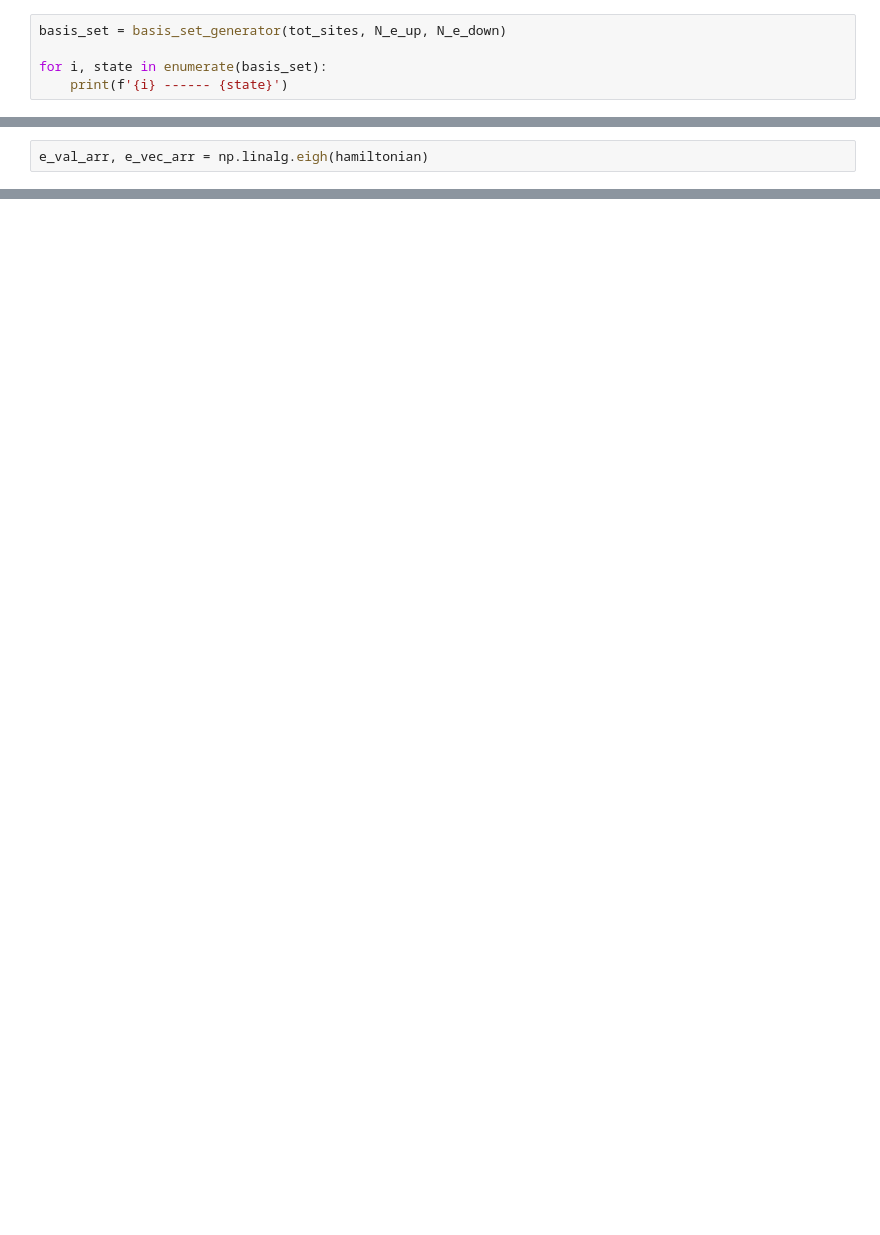
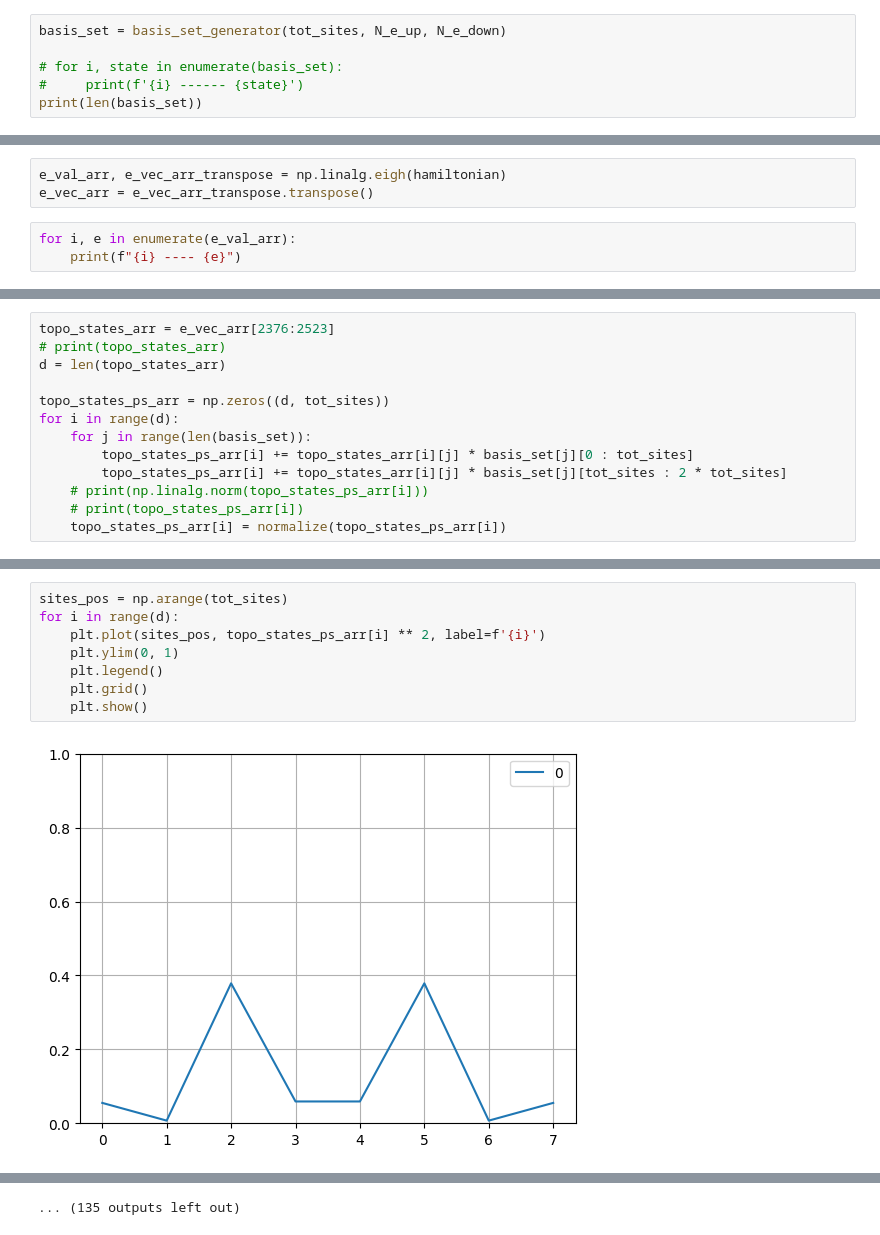
Before and after one commit to dhimankchakraborty/Extended-Interacting-SSH-Model-with-Spin, a Jupyter notebook: test_v04.ipynb, the cells around one changed output, grey strips where cells are left out. Drawn from its saved outputs; the diff is of its cells as text; blank space fills up the shorter version.

Commit message:
Trying to identify edge states

```diff
--- a/test_v04.ipynb
+++ b/test_v04.ipynb
@@ -13,6 +15,7 @@ U = 0
 # %%
 basis_set = basis_set_generator(tot_sites, N_e_up, N_e_down)
 
-for i, state in enumerate(basis_set):
-    print(f'{i} ------ {state}')
+# for i, state in enumerate(basis_set):
+#     print(f'{i} ------ {state}')
+print(len(basis_set))
 # %% [output]
@@ -62,2 +33,6 @@ for row in hamiltonian:
 # %%
-e_val_arr, e_vec_arr = np.linalg.eigh(hamiltonian)
+e_val_arr, e_vec_arr_transpose = np.linalg.eigh(hamiltonian)
+e_vec_arr = e_vec_arr_transpose.transpose()
+# %%
+for i, e in enumerate(e_val_arr):
+    print(f"{i} ---- {e}")
@@ -70,0 +78,13 @@ print(e_val_arr)
+# %%
+topo_states_arr = e_vec_arr[2376:2523]
+# print(topo_states_arr)
+d = len(topo_states_arr)
+
+topo_states_ps_arr = np.zeros((d, tot_sites))
+for i in range(d):
+    for j in range(len(basis_set)):
+        topo_states_ps_arr[i] += topo_states_arr[i][j] * basis_set[j][0 : tot_sites]
+        topo_states_ps_arr[i] += topo_states_arr[i][j] * basis_set[j][tot_sites : 2 * tot_sites]
+    # print(np.linalg.norm(topo_states_ps_arr[i]))
+    # print(topo_states_ps_arr[i])
+    topo_states_ps_arr[i] = normalize(topo_states_ps_arr[i])
@@ -70,0 +107,10 @@ print(e_val_arr)
+# %%
+sites_pos = np.arange(tot_sites)
+for i in range(d):
+    plt.plot(sites_pos, topo_states_ps_arr[i] ** 2, label=f'{i}')
+    plt.ylim(0, 1)
+    plt.legend()
+    plt.grid()
+    plt.show()
+# %% [output]
+[figure, added]
@@ -70,0 +128 @@ print(e_val_arr)
+... (135 outputs left out)
```
Also changed, not shown: parts of 9 cells of this notebook, 1 other file.
